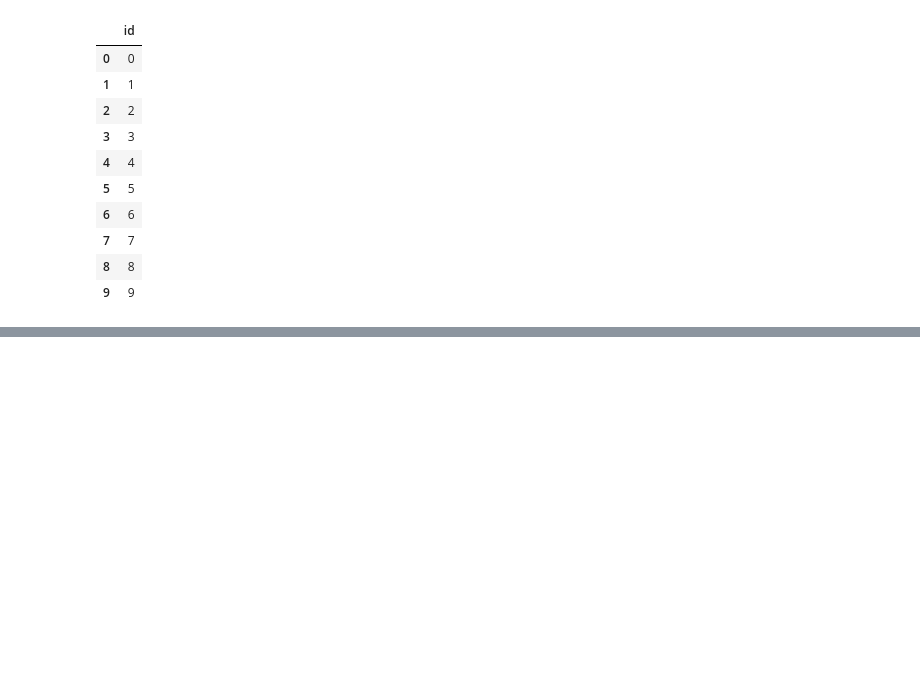
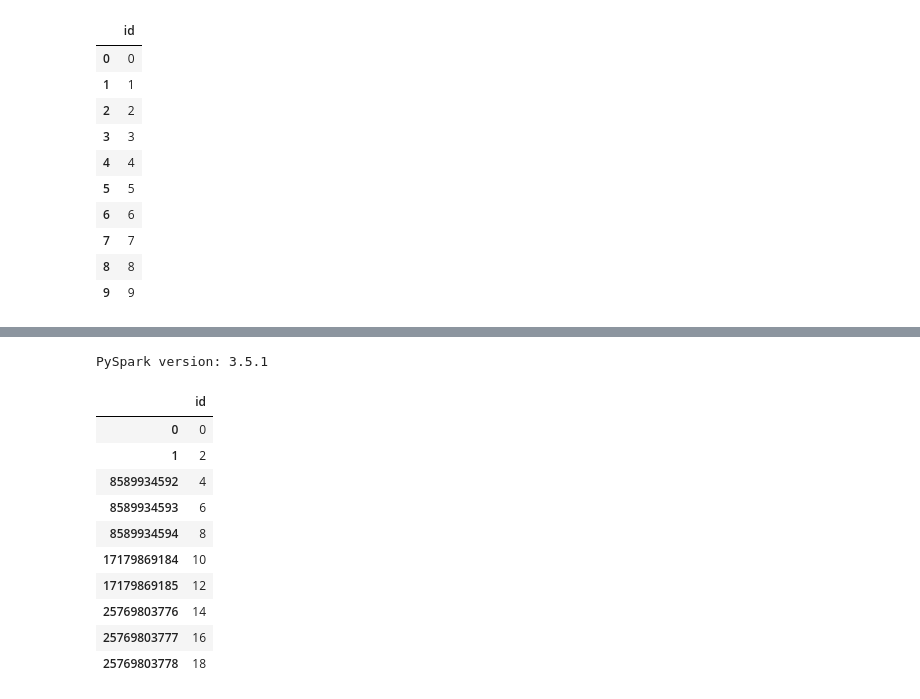
Before and after one commit to tharhtetsan/Custom-Apache-Spark-Cluster-run-databricks-locally, a Jupyter notebook: jobs/v3_sparkSession.ipynb, the cells around one changed output, grey strips where cells are left out. Cells and saved outputs as stored; diff of their text form; code cells hidden in the pictures; blank space fills up the shorter version.

```diff
--- a/jobs/v3_sparkSession.ipynb
+++ b/jobs/v3_sparkSession.ipynb
@@ -148,3 +135,22 @@ AdaptiveSparkPlan isFinalPlan=false
+# %%
+import pyspark
+print(f"PySpark version: {pyspark.__version__}")
+# %% [output]
+PySpark version: 3.5.1
+# %%
+df
+# %% [output]
+|  | id |
+| 0 | 0 |
+| 1 | 2 |
+| 8589934592 | 4 |
+| 8589934593 | 6 |
+| 8589934594 | 8 |
+| 17179869184 | 10 |
+| 17179869185 | 12 |
+| 25769803776 | 14 |
+| 25769803777 | 16 |
+| 25769803778 | 18 |
 # %%
 with (df + df ).spark.cache() as df :
     new_df = df+df
```
Also changed, not shown: parts of 5 cells of this notebook, 16 other files.
